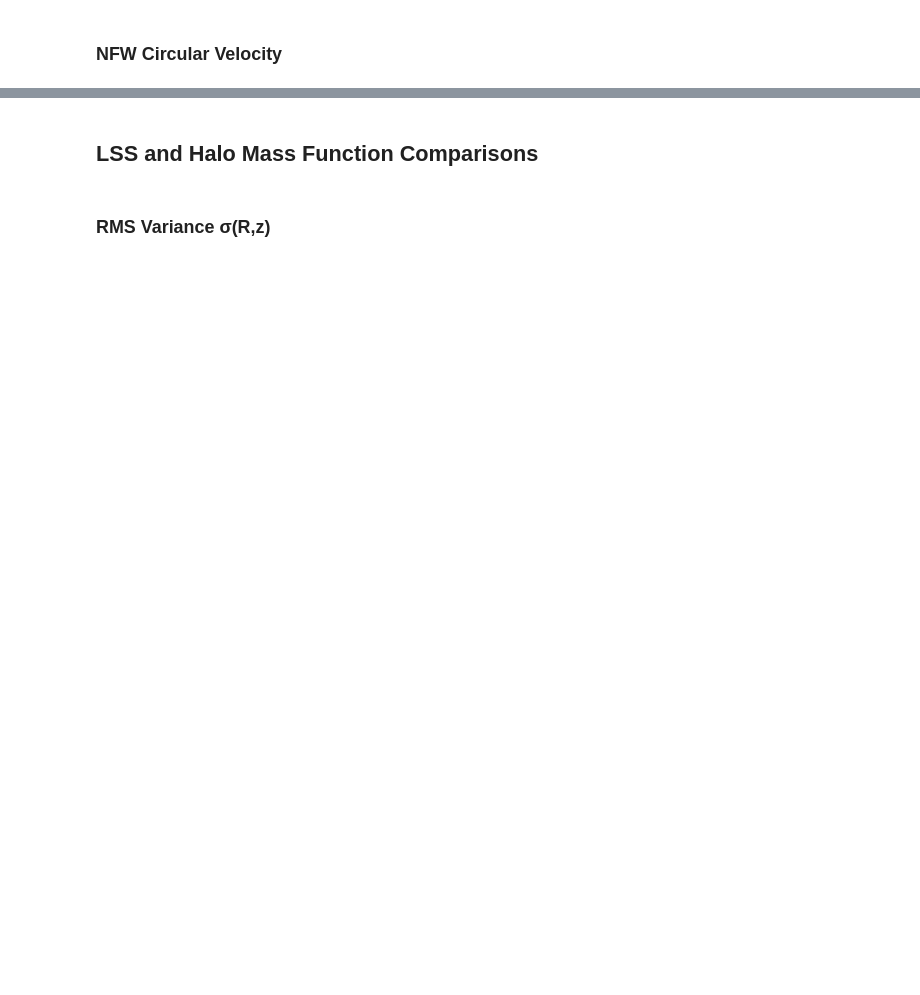
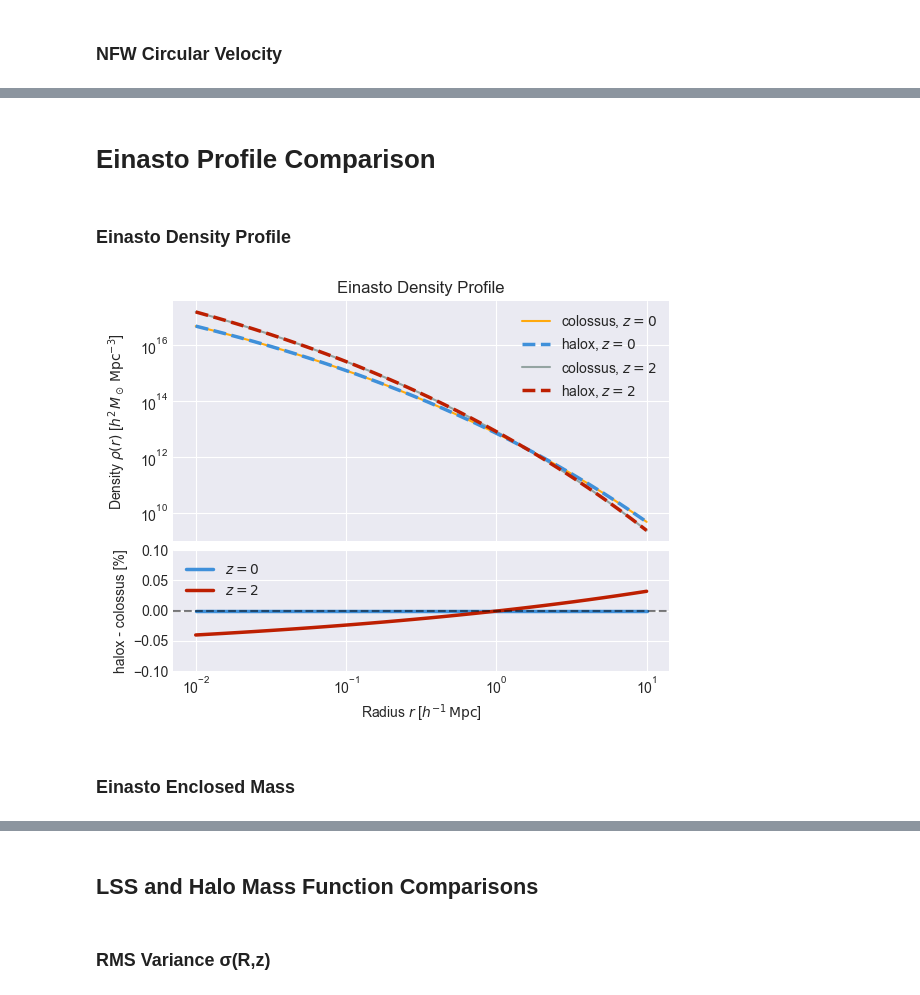
Before and after one commit to fkeruzore/halox, a Jupyter notebook: notebooks/halox_vs_colossus.ipynb, the cells around one changed output, grey strips where cells are left out. Cells and saved outputs as stored; diff of their text form; code cells hidden in the pictures; blank space fills up the shorter version.

Commit message:
einasto profile v0 w/examples

```diff
--- a/notebooks/halox_vs_colossus.ipynb
+++ b/notebooks/halox_vs_colossus.ipynb
@@ -321,0 +357,68 @@ fig.align_labels([ax_main, ax_ratio])
+# %% [markdown]
+# Einasto Profile Comparison
+# %% [markdown]
+### Einasto Density Profile
+# %%
+# Halo parameters
+m_delta = 1e14  # h-1 Msun
+c_delta = 5.0
+alpha = 0.15
+deltas = [200.0]
+redshifts = [0.0, 2.0]
+
+# Radial range
+r = jnp.logspace(-2, 1, 32)  # h-1 Mpc
+
+# Compute density profiles for both redshifts
+rho_halox = {}
+rho_colossus = {}
+
+for z in redshifts:
+    einasto_halox = einasto.EinastoHalo(
+        m_delta, c_delta, alpha, z, cosmo_halox_planck, delta=deltas[0]
+    )
+    einasto_colossus = profile_einasto.EinastoProfile(
+        M=m_delta, c=c_delta, z=z, mdef=f"{deltas[0]:.0f}c", alpha=alpha
+    )
+
+    rho_halox[z] = einasto_halox.density(r)
+    rho_colossus[z] = einasto_colossus.density(r * 1000) * 1e9
+
+# Create comparison plot
+fig, ax_main, ax_ratio = create_comparison_plot()
+
+# Main panel: plot colossus first (behind), then halox (on top)
+# z=0.0
+ax_main.loglog(r, rho_colossus[0.0], label="colossus, $z=0$", **style_kw[0])
+ax_main.loglog(r, rho_halox[0.0], label="halox, $z=0$", **style_kw[1])
+
+# z=1.0
+ax_main.loglog(r, rho_colossus[2.0], label="colossus, $z=2$", **style_kw[2])
+ax_main.loglog(r, rho_halox[2.0], label="halox, $z=2$", **style_kw[3])
+
+ax_main.set_ylabel(r"Density $\rho(r)$ [$h^2 \, M_\odot \, {\rm Mpc}^{-3}$]")
+ax_main.set_title("Einasto Density Profile")
+ax_main.legend()
+
+# Ratio panel: relative differences for both redshifts
+ratio_z0 = (rho_halox[0.0] / rho_colossus[0.0] - 1.0) * 100  # Convert to %
+ratio_z1 = (rho_halox[2.0] / rho_colossus[2.0] - 1.0) * 100  # Convert to %
+
+ax_ratio.semilogx(r, ratio_z0, label="$z=0$", **style_kw[-3])
+ax_ratio.semilogx(r, ratio_z1, label="$z=2$", **style_kw[-2])
+
+ax_ratio.axhline(0.0, color="k", linestyle="--", alpha=0.5)
+ax_ratio.set_xlabel(r"Radius $r$ [$h^{-1} \, {\rm Mpc}$]")
+ax_ratio.set_ylabel("halox - colossus [%]")
+ax_ratio.set_ylim(-0.1, 0.1)
+ax_ratio.legend()
+
+# Align y-axis labels
+fig.align_labels([ax_main, ax_ratio])
+
+# print("% diff at z=0: ", ratio_z0)
+# print("% diff at z=2: ", ratio_z1)
+# %% [output]
+[figure, added]
+# %% [markdown]
+### Einasto Enclosed Mass
```
Also changed, not shown: parts of 11 cells of this notebook, 1 other file.
